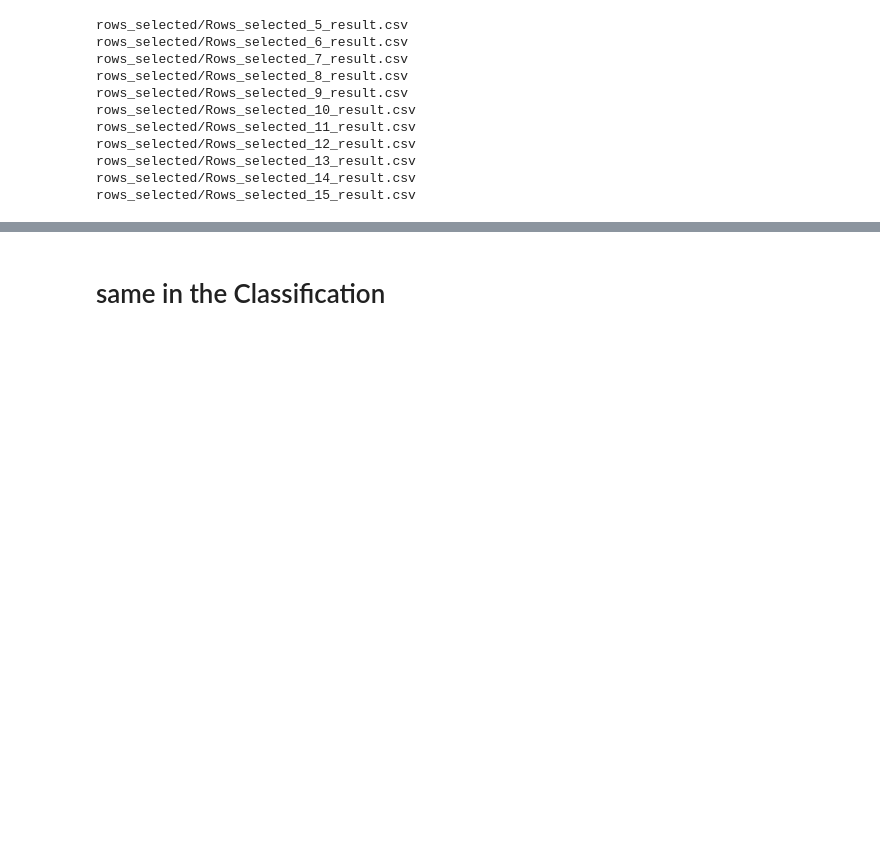
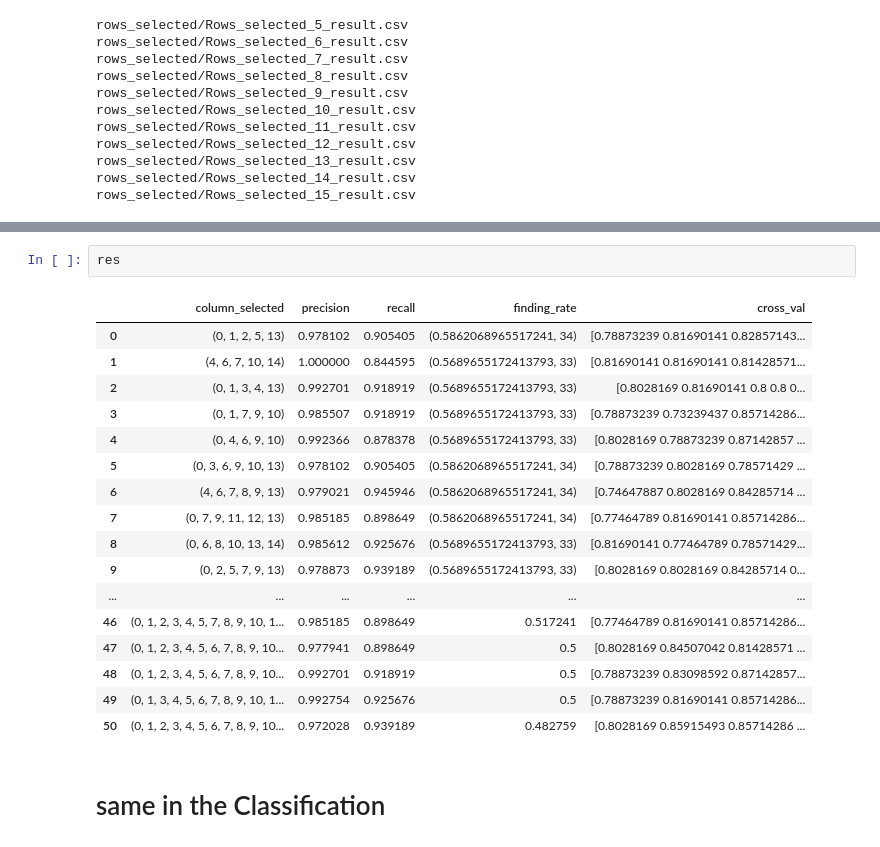
Before and after one commit to 5700mlse/MLSE, a Jupyter notebook: analysis_selected_rows_result.ipynb, the cells around one changed output, grey strips where cells are left out. Drawn from its saved outputs; the diff is of its cells as text; blank space fills up the shorter version.

Commit message:
update the recall and precision

```diff
--- a/analysis_selected_rows_result.ipynb
+++ b/analysis_selected_rows_result.ipynb
@@ -39,3 +37,23 @@ NameError: name 'np' is not defined
+# %%
+res
+# %% [output]
+|  | column_selected | precision | recall | finding_rate | cross_val |
+| 0 | (0, 1, 2, 5, 13) | 0.978102 | 0.905405 | (0.5862068965517241, 34) | [0.78873239 0.81690141 0.82857143... |
+| 1 | (4, 6, 7, 10, 14) | 1.000000 | 0.844595 | (0.5689655172413793, 33) | [0.81690141 0.81690141 0.81428571... |
+| 2 | (0, 1, 3, 4, 13) | 0.992701 | 0.918919 | (0.5689655172413793, 33) | [0.8028169 0.81690141 0.8 0.8 0... |
+| 3 | (0, 1, 7, 9, 10) | 0.985507 | 0.918919 | (0.5689655172413793, 33) | [0.78873239 0.73239437 0.85714286... |
+| 4 | (0, 4, 6, 9, 10) | 0.992366 | 0.878378 | (0.5689655172413793, 33) | [0.8028169 0.78873239 0.87142857 ... |
+| 5 | (0, 3, 6, 9, 10, 13) | 0.978102 | 0.905405 | (0.5862068965517241, 34) | [0.78873239 0.8028169 0.78571429 ... |
+| 6 | (4, 6, 7, 8, 9, 13) | 0.979021 | 0.945946 | (0.5862068965517241, 34) | [0.74647887 0.8028169 0.84285714 ... |
+| 7 | (0, 7, 9, 11, 12, 13) | 0.985185 | 0.898649 | (0.5862068965517241, 34) | [0.77464789 0.81690141 0.85714286... |
+| 8 | (0, 6, 8, 10, 13, 14) | 0.985612 | 0.925676 | (0.5689655172413793, 33) | [0.81690141 0.77464789 0.78571429... |
+| 9 | (0, 2, 5, 7, 9, 13) | 0.978873 | 0.939189 | (0.5689655172413793, 33) | [0.8028169 0.8028169 0.84285714 0... |
+| ... | ... | ... | ... | ... | ... |
+| 46 | (0, 1, 2, 3, 4, 5, 7, 8, 9, 10, 1... | 0.985185 | 0.898649 | 0.517241 | [0.77464789 0.81690141 0.85714286... |
+| 47 | (0, 1, 2, 3, 4, 5, 6, 7, 8, 9, 10... | 0.977941 | 0.898649 | 0.5 | [0.8028169 0.84507042 0.81428571 ... |
+| 48 | (0, 1, 2, 3, 4, 5, 6, 7, 8, 9, 10... | 0.992701 | 0.918919 | 0.5 | [0.78873239 0.83098592 0.87142857... |
+| 49 | (0, 1, 3, 4, 5, 6, 7, 8, 9, 10, 1... | 0.992754 | 0.925676 | 0.5 | [0.78873239 0.81690141 0.85714286... |
+| 50 | (0, 1, 2, 3, 4, 5, 6, 7, 8, 9, 10... | 0.972028 | 0.939189 | 0.482759 | [0.8028169 0.85915493 0.85714286 ... |
 # %% [markdown]
 # same in the Classification
 # %%
```
Also changed, not shown: parts of 9 cells of this notebook, 58 other files.
